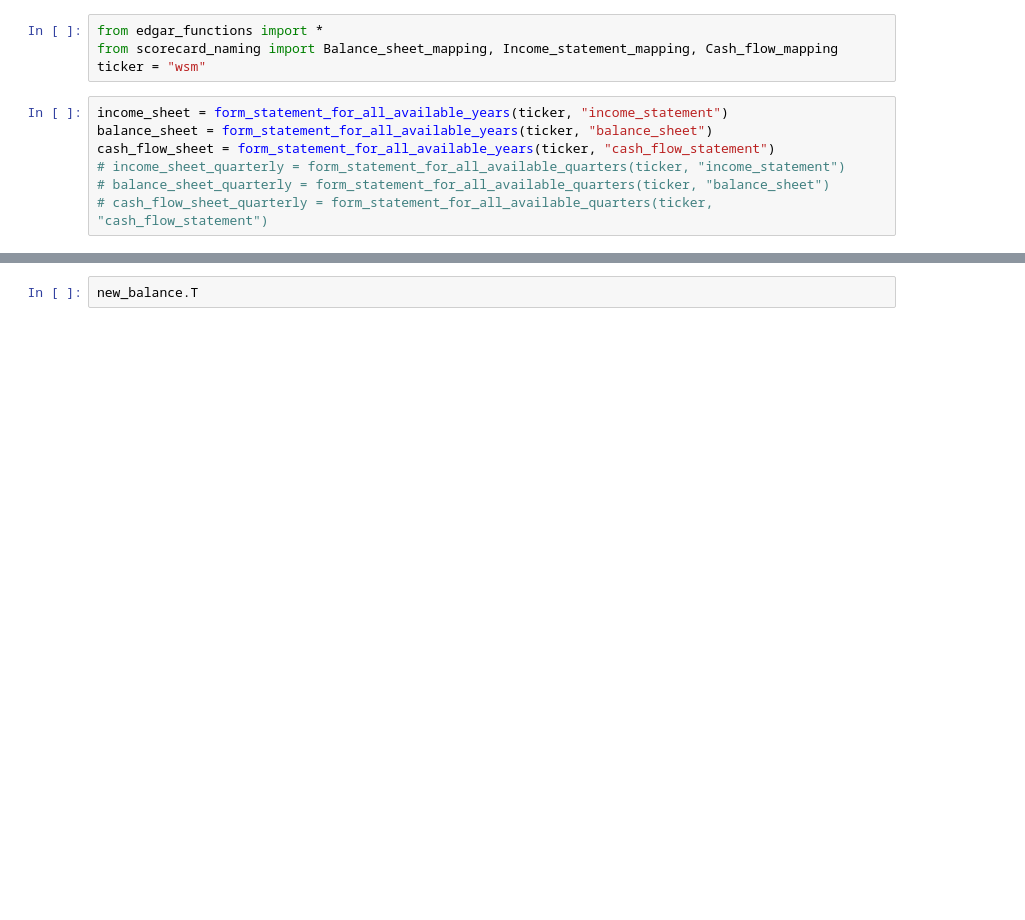
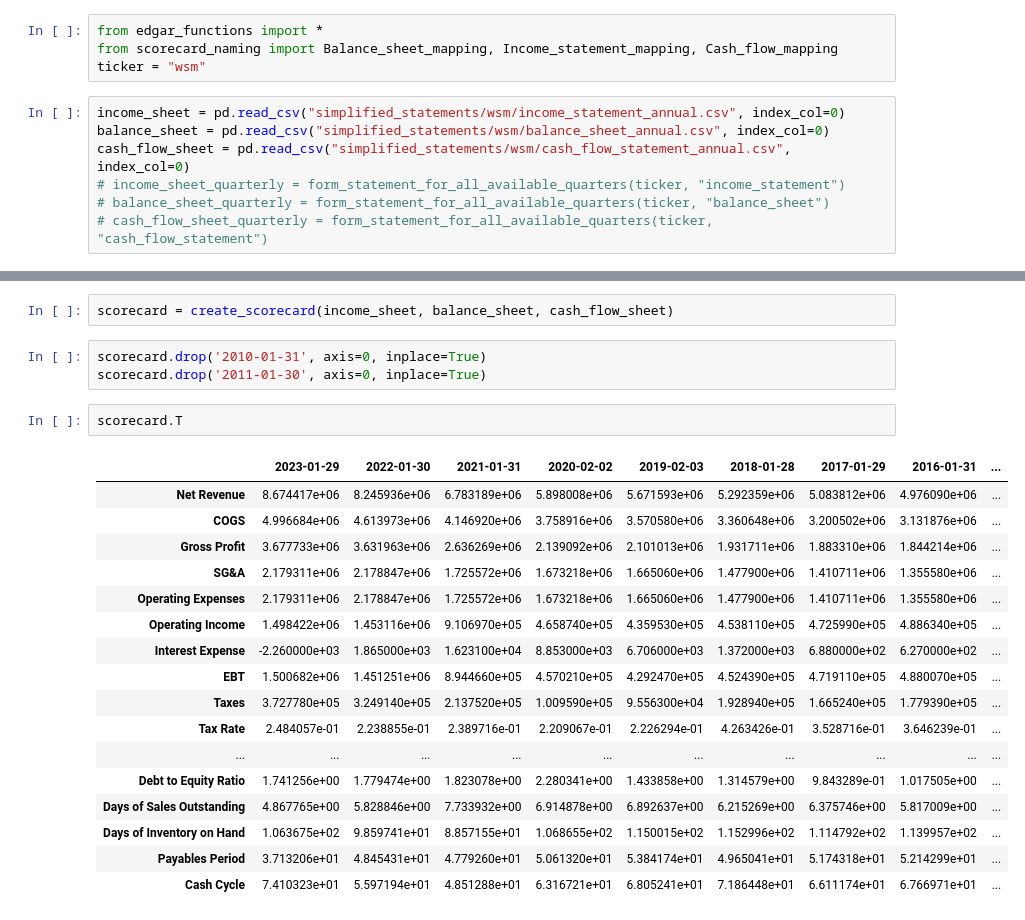
Before and after one commit to GGRusty/Edgar, a Jupyter notebook: modeling.ipynb, the cells around one changed output, grey strips where cells are left out. Drawn from its saved outputs; the diff is of its cells as text; blank space fills up the shorter version.

Commit message:
added the creation of a scorecard from the simple statements whcih still need to be generalized

```diff
--- a/modeling.ipynb
+++ b/modeling.ipynb
@@ -3,9 +3,9 @@ from edgar_functions import *
 from scorecard_naming import Balance_sheet_mapping, Income_statement_mapping, Cash_flow_mapping
 ticker = "wsm"
 # %%
-income_sheet = form_statement_for_all_available_years(ticker, "income_statement")
-balance_sheet = form_statement_for_all_available_years(ticker, "balance_sheet")
-cash_flow_sheet = form_statement_for_all_available_years(ticker, "cash_flow_statement")
+income_sheet = pd.read_csv("simplified_statements/wsm/income_statement_annual.csv", index_col=0)
+balance_sheet = pd.read_csv("simplified_statements/wsm/balance_sheet_annual.csv", index_col=0)
+cash_flow_sheet = pd.read_csv("simplified_statements/wsm/cash_flow_statement_annual.csv", index_col=0)
 # income_sheet_quarterly = form_statement_for_all_available_quarters(ticker, "income_statement")
 # balance_sheet_quarterly = form_statement_for_all_available_quarters(ticker, "balance_sheet")
 # cash_flow_sheet_quarterly = form_statement_for_all_available_quarters(ticker, "cash_flow_statement")
@@ -43,3 +74,26 @@ new_income
+# %%
+scorecard = create_scorecard(income_sheet, balance_sheet, cash_flow_sheet)
+# %%
+scorecard.drop('2010-01-31', axis=0, inplace=True)
+scorecard.drop('2011-01-30', axis=0, inplace=True)
 # %%
-new_balance.T
+scorecard.T
+# %% [output]
+|  | 2023-01-29 | 2022-01-30 | 2021-01-31 | 2020-02-02 | 2019-02-03 | 2018-01-28 | 2017-01-29 | 2016-01-31 | ... |
+| Net Revenue | 8.674417e+06 | 8.245936e+06 | 6.783189e+06 | 5.898008e+06 | 5.671593e+06 | 5.292359e+06 | 5.083812e+06 | 4.976090e+06 | ... |
+| COGS | 4.996684e+06 | 4.613973e+06 | 4.146920e+06 | 3.758916e+06 | 3.570580e+06 | 3.360648e+06 | 3.200502e+06 | 3.131876e+06 | ... |
+| Gross Profit | 3.677733e+06 | 3.631963e+06 | 2.636269e+06 | 2.139092e+06 | 2.101013e+06 | 1.931711e+06 | 1.883310e+06 | 1.844214e+06 | ... |
+| SG&A | 2.179311e+06 | 2.178847e+06 | 1.725572e+06 | 1.673218e+06 | 1.665060e+06 | 1.477900e+06 | 1.410711e+06 | 1.355580e+06 | ... |
+| Operating Expenses | 2.179311e+06 | 2.178847e+06 | 1.725572e+06 | 1.673218e+06 | 1.665060e+06 | 1.477900e+06 | 1.410711e+06 | 1.355580e+06 | ... |
+| Operating Income | 1.498422e+06 | 1.453116e+06 | 9.106970e+05 | 4.658740e+05 | 4.359530e+05 | 4.538110e+05 | 4.725990e+05 | 4.886340e+05 | ... |
+| Interest Expense | -2.260000e+03 | 1.865000e+03 | 1.623100e+04 | 8.853000e+03 | 6.706000e+03 | 1.372000e+03 | 6.880000e+02 | 6.270000e+02 | ... |
+| EBT | 1.500682e+06 | 1.451251e+06 | 8.944660e+05 | 4.570210e+05 | 4.292470e+05 | 4.524390e+05 | 4.719110e+05 | 4.880070e+05 | ... |
+| Taxes | 3.727780e+05 | 3.249140e+05 | 2.137520e+05 | 1.009590e+05 | 9.556300e+04 | 1.928940e+05 | 1.665240e+05 | 1.779390e+05 | ... |
+| Tax Rate | 2.484057e-01 | 2.238855e-01 | 2.389716e-01 | 2.209067e-01 | 2.226294e-01 | 4.263426e-01 | 3.528716e-01 | 3.646239e-01 | ... |
+| ... | ... | ... | ... | ... | ... | ... | ... | ... | ... |
+| Debt to Equity Ratio | 1.741256e+00 | 1.779474e+00 | 1.823078e+00 | 2.280341e+00 | 1.433858e+00 | 1.314579e+00 | 9.843289e-01 | 1.017505e+00 | ... |
+| Days of Sales Outstanding | 4.867765e+00 | 5.828846e+00 | 7.733932e+00 | 6.914878e+00 | 6.892637e+00 | 6.215269e+00 | 6.375746e+00 | 5.817009e+00 | ... |
+| Days of Inventory on Hand | 1.063675e+02 | 9.859741e+01 | 8.857155e+01 | 1.068655e+02 | 1.150015e+02 | 1.152996e+02 | 1.114792e+02 | 1.139957e+02 | ... |
+| Payables Period | 3.713206e+01 | 4.845431e+01 | 4.779260e+01 | 5.061320e+01 | 5.384174e+01 | 4.965041e+01 | 5.174318e+01 | 5.214299e+01 | ... |
+| Cash Cycle | 7.410323e+01 | 5.597194e+01 | 4.851288e+01 | 6.316721e+01 | 6.805241e+01 | 7.186448e+01 | 6.611174e+01 | 6.766971e+01 | ... |
 # %%
```
Also changed, not shown: parts of 8 cells of this notebook, 5 other files.
